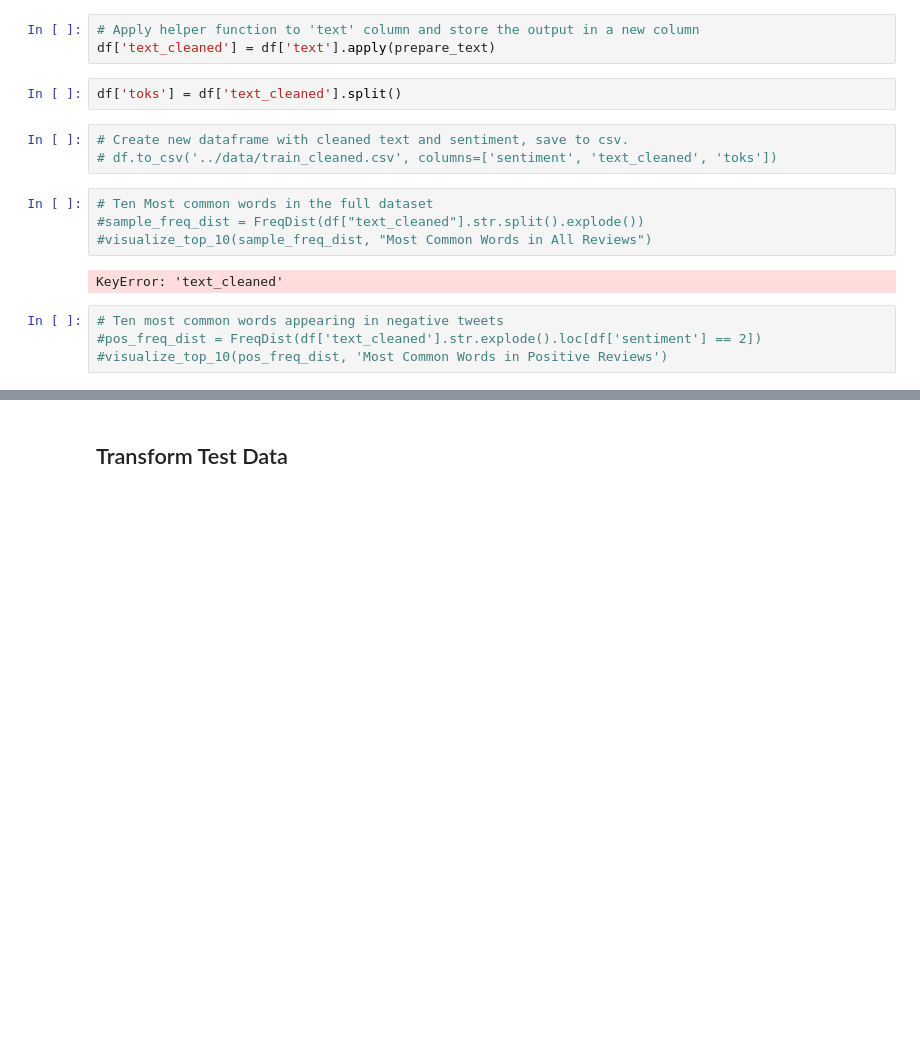
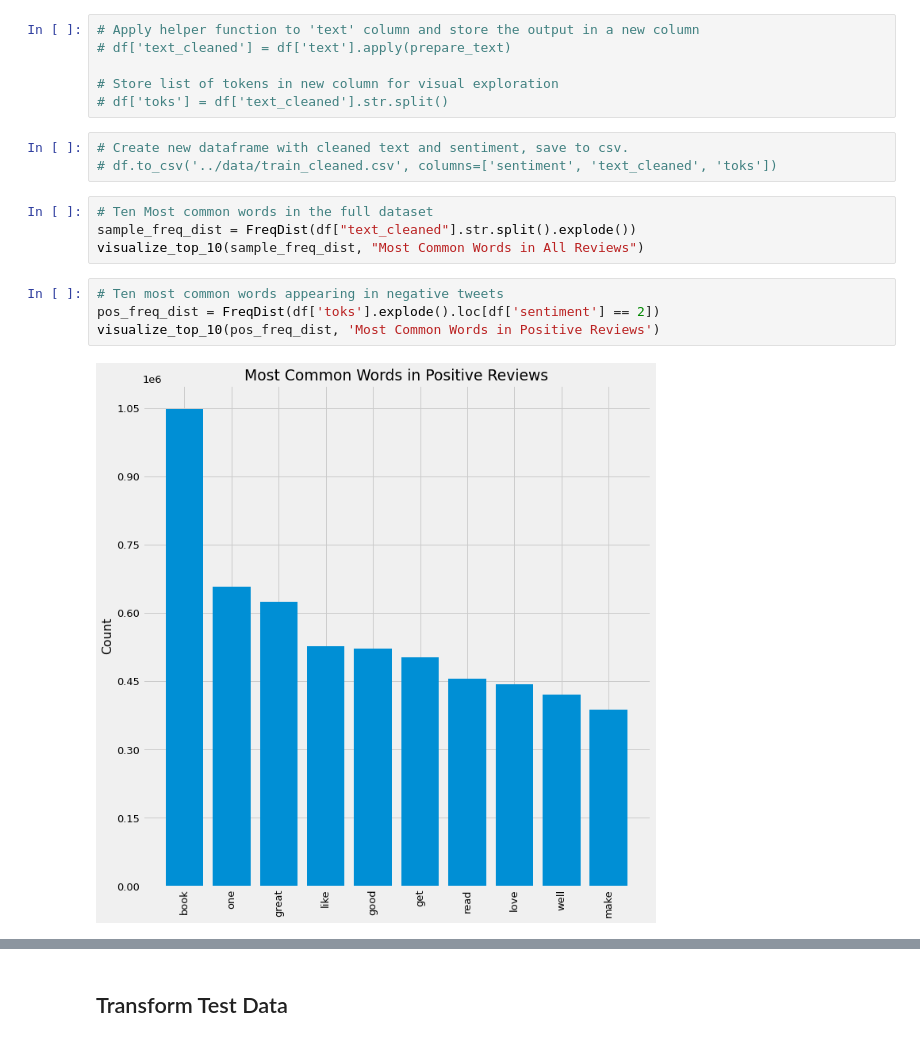
Before and after one commit to ThomasHChapman/classifying_user_reviews, a Jupyter notebook: working_notebooks/preprocessing_nb.ipynb, the cells around one changed output, grey strips where cells are left out. Drawn from its saved outputs; the diff is of its cells as text; blank space fills up the shorter version.

Commit message:
Cleaned Full Dataset, saved new CSVs

```diff
--- a/working_notebooks/preprocessing_nb.ipynb
+++ b/working_notebooks/preprocessing_nb.ipynb
@@ -166,20 +151,21 @@ sound track beautiful paint senery mind well would recomend even people hate vid
 # %%
 # Apply helper function to 'text' column and store the output in a new column
-df['text_cleaned'] = df['text'].apply(prepare_text)
+# df['text_cleaned'] = df['text'].apply(prepare_text)
+
+# Store list of tokens in new column for visual exploration
+# df['toks'] = df['text_cleaned'].str.split()
-# %%
-df['toks'] = df['text_cleaned'].split()
 # %%
 # Create new dataframe with cleaned text and sentiment, save to csv.
 # df.to_csv('../data/train_cleaned.csv', columns=['sentiment', 'text_cleaned', 'toks'])
 # %%
 # Ten Most common words in the full dataset
-#sample_freq_dist = FreqDist(df["text_cleaned"].str.split().explode())
-#visualize_top_10(sample_freq_dist, "Most Common Words in All Reviews")
+sample_freq_dist = FreqDist(df["text_cleaned"].str.split().explode())
+visualize_top_10(sample_freq_dist, "Most Common Words in All Reviews")
-# %% [output]
-KeyError: 'text_cleaned'
 # %%
 # Ten most common words appearing in negative tweets
-#pos_freq_dist = FreqDist(df['text_cleaned'].str.explode().loc[df['sentiment'] == 2])
-#visualize_top_10(pos_freq_dist, 'Most Common Words in Positive Reviews')
+pos_freq_dist = FreqDist(df['toks'].explode().loc[df['sentiment'] == 2])
+visualize_top_10(pos_freq_dist, 'Most Common Words in Positive Reviews')
+# %% [output]
+[figure, added]
 # %%
 # Ten most common words appearing in negative reviews
```
Also changed, not shown: parts of 6 cells of this notebook.
